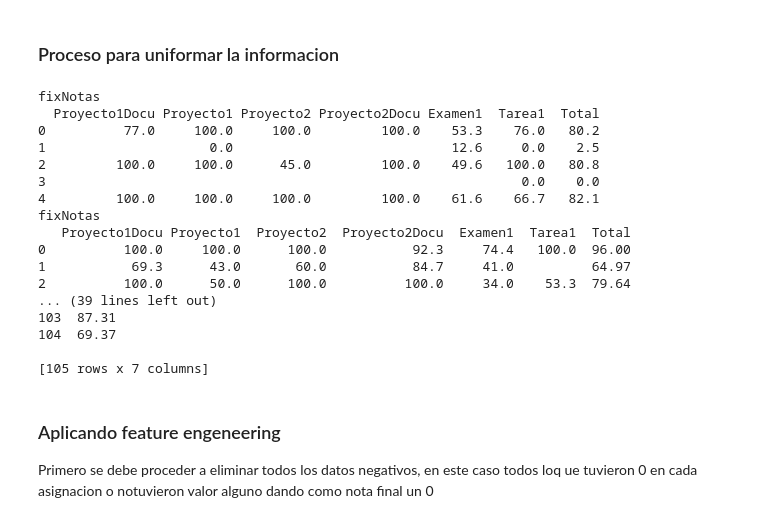
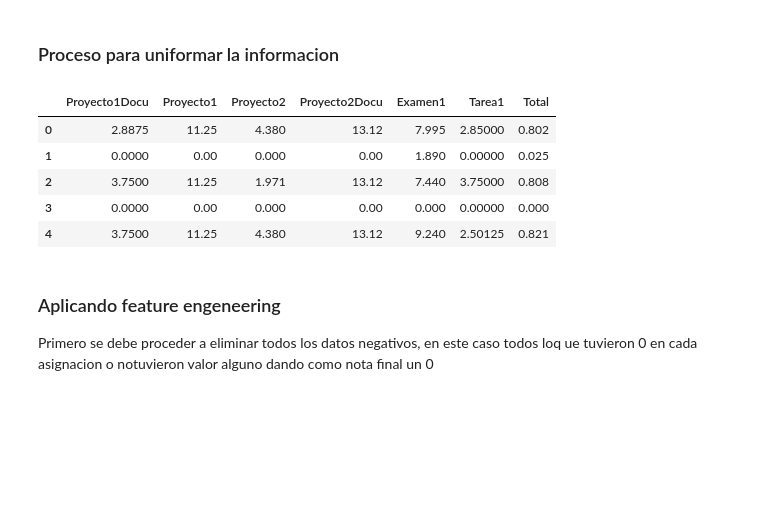
Before and after one commit to garza3333/RP_proyecto1, a Jupyter notebook: LR/lr.ipynb, the cells around one changed output. Cells and saved outputs as stored; diff of their text form; code cells hidden in the pictures; blank space fills up the shorter version.

```diff
--- a/LR/lr.ipynb
+++ b/LR/lr.ipynb
@@ -146,50 +149,40 @@ datos_unificados['Proyecto2Docu'] = pd.to_numeric(datos_unificados['Proyecto2Doc
 
 
 datos_unificados.to_csv('notasUnificadas.csv', index=False)
 
 #probs = model.predict_prob(X_test)
 
 # predict classes for test set
 #y_pred = model.predict(X_test, 0.5)
 #print("Precisión: ",model.score(y_pred,y_test))
 Proyecto1Docu = 3.75
 Proyecto1 = 11.25
 Proyecto2Docu = 13.12
 Proyecto2 = 4.38
 Examen1 = 15
 Tarea1 = 3.75
 Total = 67.5
 datos_unificados = datos_unificados.fillna(0)
 datos_unificados['Proyecto1Docu'] = datos_unificados['Proyecto1Docu'].apply(lambda x: x*Proyecto1Docu/100)
 datos_unificados['Proyecto1'] = datos_unificados['Proyecto1'].apply(lambda x: x*Proyecto1/100)
 datos_unificados['Proyecto2Docu'] = datos_unificados['Proyecto2Docu'].apply(lambda x: x*Proyecto2Docu/100)
 datos_unificados['Proyecto2'] = datos_unificados['Proyecto2'].apply(lambda x: x*Proyecto2/100)
 datos_unificados['Examen1'] = datos_unificados['Examen1'].apply(lambda x: x*Examen1/100)
 datos_unificados['Tarea1'] = datos_unificados['Tarea1'].apply(lambda x: x*Tarea1/100)
+datos_unificados['Total'] = datos_unificados['Total'].apply(lambda x: x/100)
 
 datos_unificados.head()
 #print(datos_unificados)
 
 # Guarda los datos modificados en un nuevo archivo CSV
 #datos.to_csv('archivo_modificado.csv', index=False)
 # %% [output]
-fixNotas
-  Proyecto1Docu Proyecto1 Proyecto2 Proyecto2Docu Examen1  Tarea1  Total
-0          77.0     100.0     100.0         100.0    53.3    76.0   80.2
-1                     0.0                            12.6     0.0    2.5
-2         100.0     100.0      45.0         100.0    49.6   100.0   80.8
-3                                                             0.0    0.0
-4         100.0     100.0     100.0         100.0    61.6    66.7   82.1
-fixNotas
-   Proyecto1Docu Proyecto1  Proyecto2  Proyecto2Docu  Examen1  Tarea1  Total
-0          100.0     100.0      100.0           92.3     74.4   100.0  96.00
-1           69.3      43.0       60.0           84.7     41.0          64.97
-2          100.0      50.0      100.0          100.0     34.0    53.3  79.64
-... (39 lines left out)
-103  87.31
-104  69.37
-
-[105 rows x 7 columns]
+|  | Proyecto1Docu | Proyecto1 | Proyecto2 | Proyecto2Docu | Examen1 | Tarea1 | Total |
+| 0 | 2.8875 | 11.25 | 4.380 | 13.12 | 7.995 | 2.85000 | 0.802 |
+| 1 | 0.0000 | 0.00 | 0.000 | 0.00 | 1.890 | 0.00000 | 0.025 |
+| 2 | 3.7500 | 11.25 | 1.971 | 13.12 | 7.440 | 3.75000 | 0.808 |
+| 3 | 0.0000 | 0.00 | 0.000 | 0.00 | 0.000 | 0.00000 | 0.000 |
+| 4 | 3.7500 | 11.25 | 4.380 | 13.12 | 9.240 | 2.50125 | 0.821 |
 # %% [markdown]
 ### Aplicando feature engeneering
 Primero se debe proceder a eliminar todos los datos negativos, en este caso todos loq ue tuvieron 0 en cada asignacion o notuvieron valor alguno dando como nota final un 0
```
Also changed, not shown: parts of 5 cells of this notebook, 1 other file.
